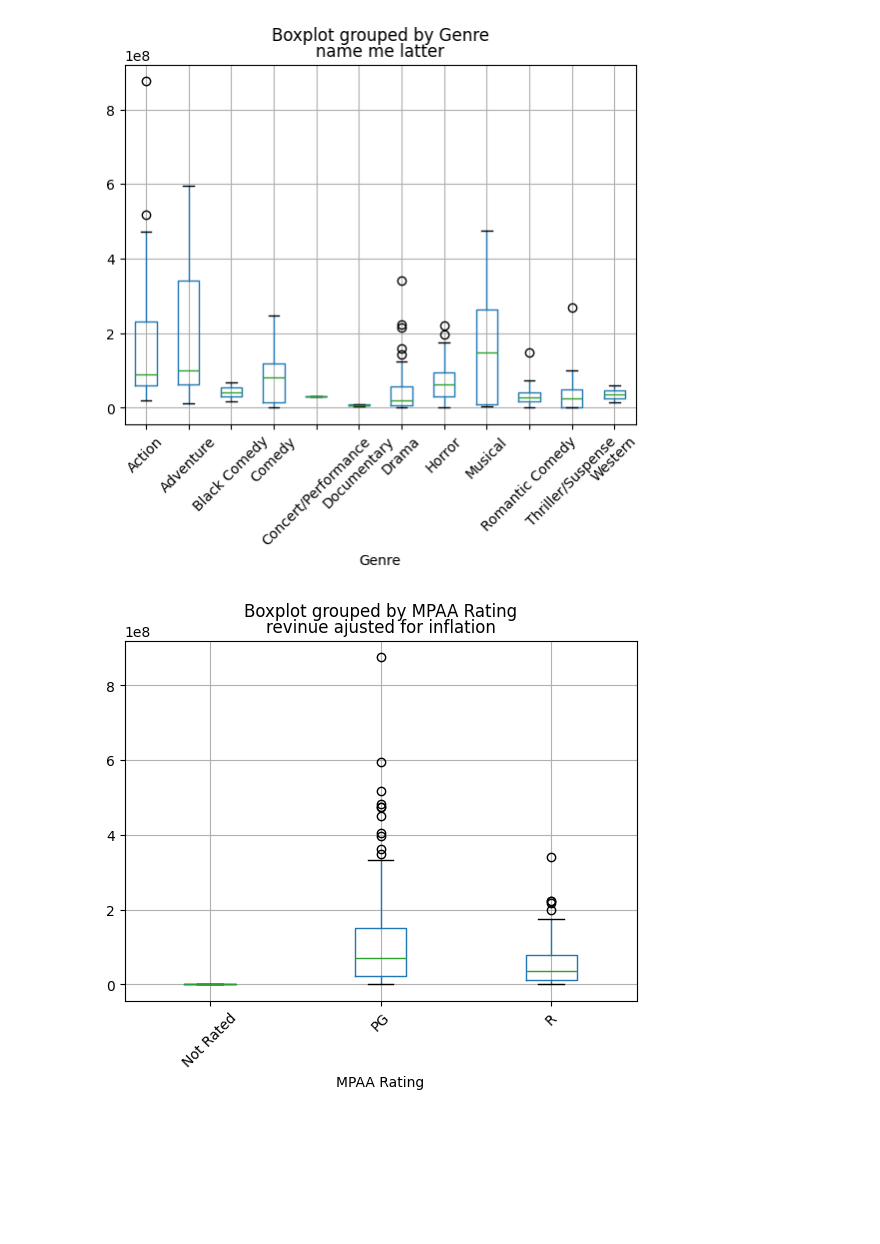
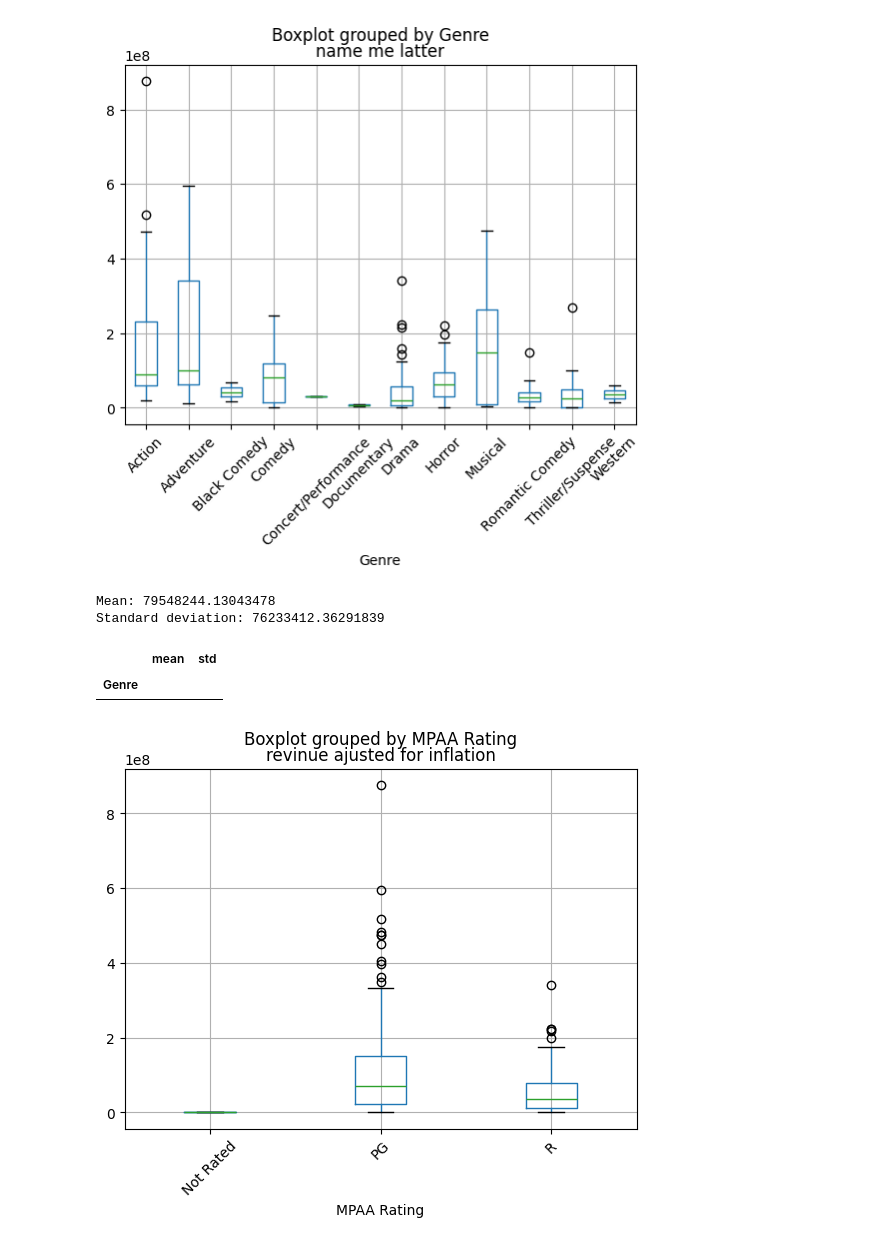
Before and after one commit to CNelson2004/Final_Movie_Analysis, a Jupyter notebook: analyze.ipynb, the cells around one changed output. Cells and saved outputs as stored; diff of their text form; code cells hidden in the pictures; blank space fills up the shorter version.

```diff
--- a/analyze.ipynb
+++ b/analyze.ipynb
@@ -245,3 +246,20 @@ plt.title('name me latter')
 plt.show()
 # %% [output]
 [figure]
+# %%
+filtered = df[df['Season'] == 'Winter']
+mean_val = filtered['Inflation Adjusted Domestic Revenue'].mean()
+std_val = filtered['Inflation Adjusted Domestic Revenue'].std()
+
+print("Mean:", mean_val)
+print("Standard deviation:", std_val)
+df.groupby('Season')['Inflation Adjusted Domestic Revenue'].agg(['mean','std'])
+
+
+mean_ac.groupby('Genre')['Inflation Adjusted Domestic Revenue'].agg(['mean','std'])
+#print(mean_ac)
+# %% [output]
+Mean: 79548244.13043478
+Standard deviation: 76233412.36291839
+|  | mean | std |
+| Genre |  |  |
```
Also changed, not shown: parts of 2 cells of this notebook, 1 other file.
